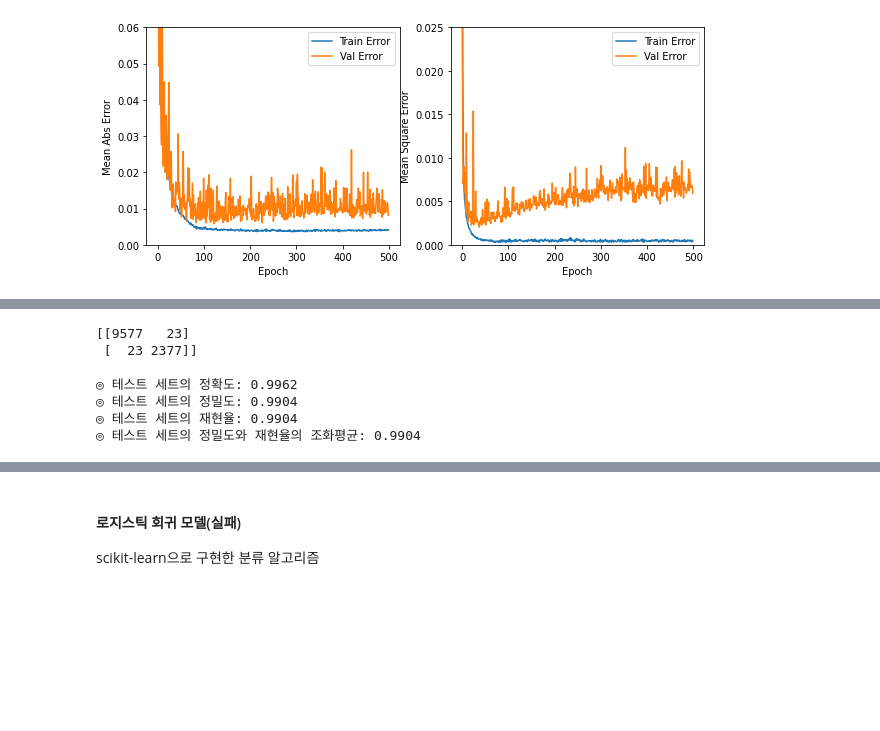
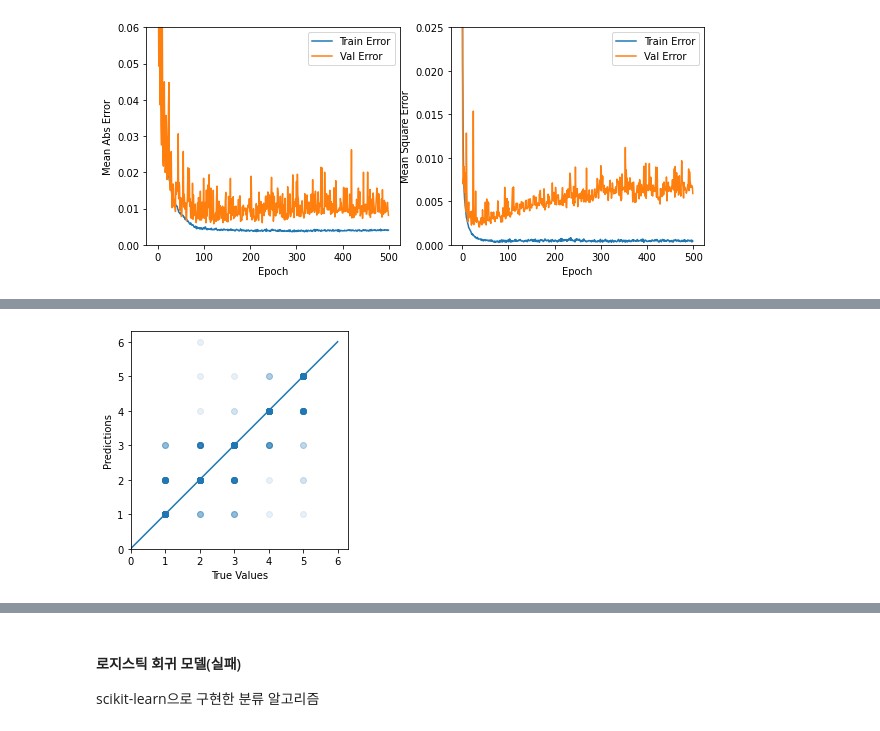
Before and after one commit to engineercha/engineercha, a Jupyter notebook: 졸프.ipynb, the cells around one changed output, grey strips where cells are left out. Drawn from its saved outputs; the diff is of its cells as text; code cells hidden in the pictures; blank space fills up the shorter version.

```diff
--- a/졸프.ipynb
+++ b/졸프.ipynb
@@ -275,16 +419,24 @@ plt.show()
-# %%
-pred=np.array([0 if i<0.5 else 1 for i in list(test_predictions)])
-print(confusion_matrix(test_labels, pred))
-print()
-print("◎ 테스트 세트의 정확도: {:5.4f}".format(metrics.accuracy_score(test_labels, pred)))
-print("◎ 테스트 세트의 정밀도: {:5.4f}".format(metrics.precision_score(test_labels, pred)))
-print("◎ 테스트 세트의 재현율: {:5.4f}".format(metrics.recall_score(test_labels, pred)))
-print("◎ 테스트 세트의 정밀도와 재현율의 조화평균: {:5.4f}".format(metrics.f1_score(test_labels, pred)))
-# %% [output]
-[[9577   23]
- [  23 2377]]
-
-◎ 테스트 세트의 정확도: 0.9962
-◎ 테스트 세트의 정밀도: 0.9904
-◎ 테스트 세트의 재현율: 0.9904
-◎ 테스트 세트의 정밀도와 재현율의 조화평균: 0.9904
+# %%
+pred=[]
+for i in list(test_predictions):
+  if i>=5.5: i=6
+  elif i>=4.5: i=5
+  elif i>=3.5: i=4
+  elif i>=2.5: i=3
+  elif i>=1.5: i=2
+  elif i>=0.5: i=1
+  else: i==0
+  pred.append(i)
+
+pred=np.array(pred)
+# %%
+plt.scatter(test_labels, pred, alpha=0.1)
+plt.plot([0,6], [0,6])
+plt.axis('square')
+plt.xlabel('True Values')
+plt.ylabel('Predictions')
+plt.xlim([0,plt.xlim()[1]])
+plt.ylim([0,plt.ylim()[1]])
+plt.show()
+# %% [output]
+[figure, added]
```
Also changed, not shown: parts of 66 cells of this notebook.
